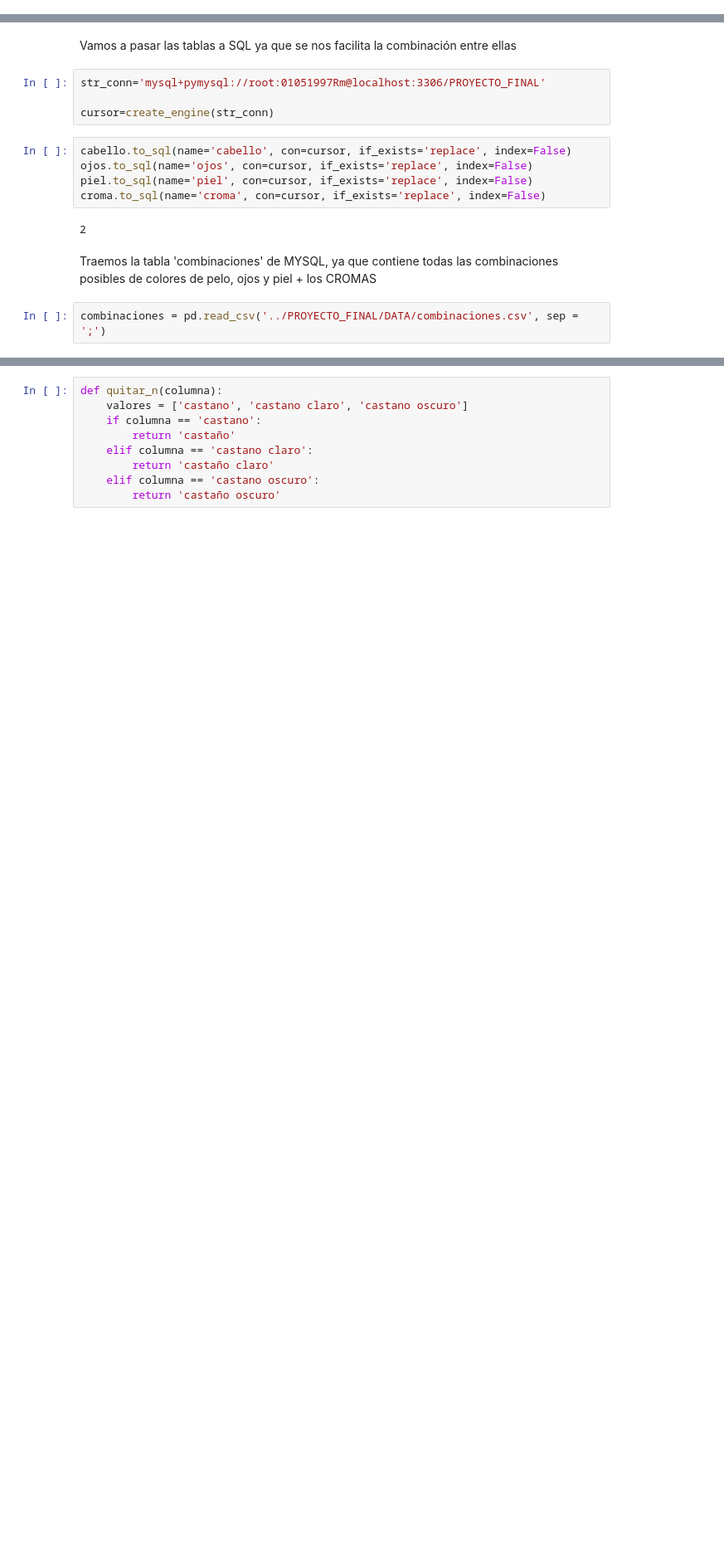
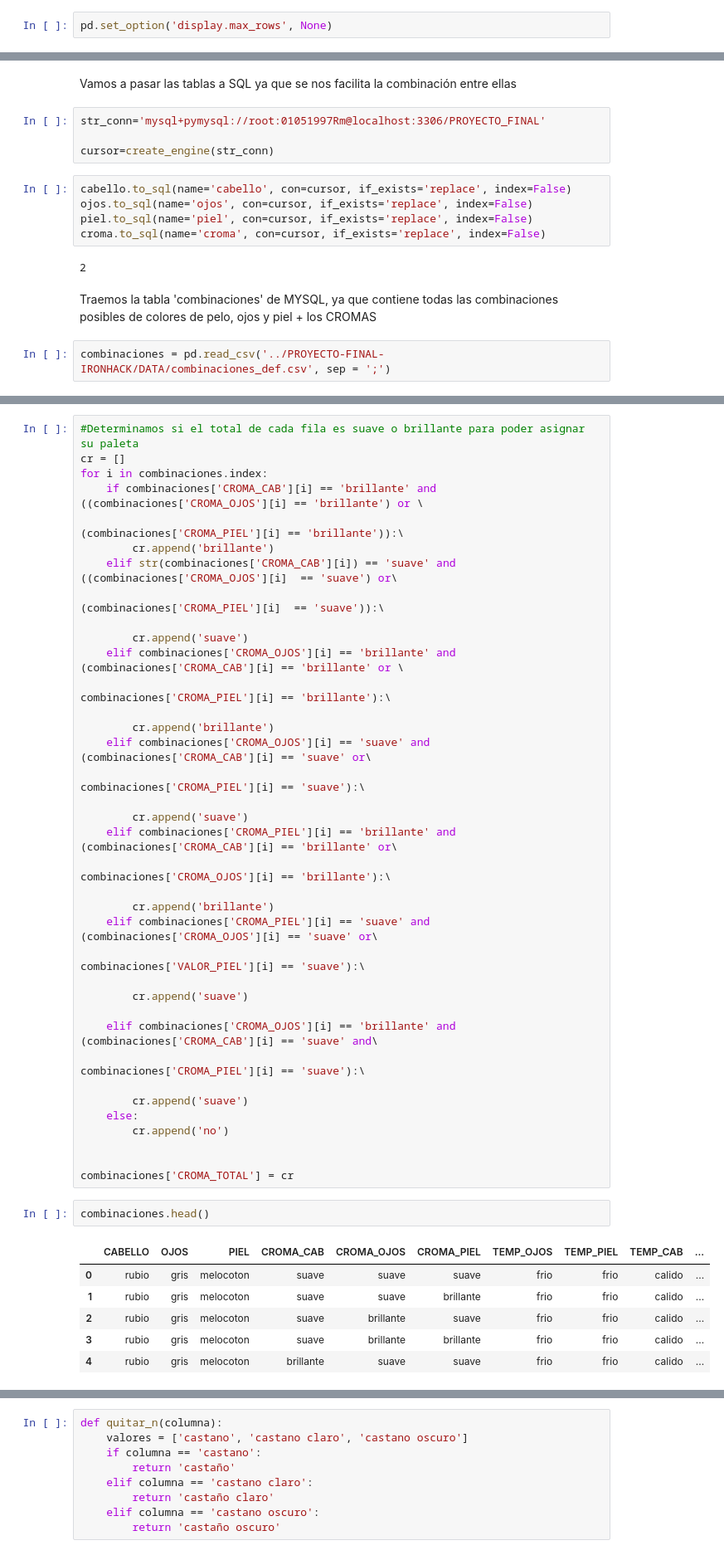
Before and after one commit to rciomoreno/PROYECTO-FINAL-IRONHACK, a Jupyter notebook: CREACIÓN DE TABLAS BASE - PROYECTO FINAL.ipynb, the cells around one changed output, grey strips where cells are left out. Shown: that part at 83% size. Saved outputs shown, nothing was run; the diff lists cells and outputs as text; blank space fills up the shorter version.

```diff
--- a/CREACIÓN DE TABLAS BASE - PROYECTO FINAL.ipynb
+++ b/CREACIÓN DE TABLAS BASE - PROYECTO FINAL.ipynb
@@ -5,6 +5,8 @@ import pandas as pd
 import itertools as it
 import mysql.connector as conn
 from sqlalchemy import create_engine
+# %%
+pd.set_option('display.max_rows', None)
 # %% [markdown]
 **CREACIÓN DE TABLAS DE COLORES POR FACCIÓN**
 # %%
@@ -196,4 +189,4 @@ croma.to_sql(name='croma', con=cursor, if_exists='replace', index=False)
 # %% [markdown]
 Traemos la tabla 'combinaciones' de MYSQL, ya que contiene todas las combinaciones posibles de colores de pelo, ojos y piel + los CROMAS
 # %%
-combinaciones = pd.read_csv('../PROYECTO_FINAL/DATA/combinaciones.csv', sep = ';')
+combinaciones = pd.read_csv('../PROYECTO-FINAL-IRONHACK/DATA/combinaciones_def.csv', sep = ';')
@@ -216,0 +347,46 @@ combinaciones
+# %%
+#Determinamos si el total de cada fila es suave o brillante para poder asignar su paleta
+cr = []
+for i in combinaciones.index:
+    if combinaciones['CROMA_CAB'][i] == 'brillante' and ((combinaciones['CROMA_OJOS'][i] == 'brillante') or \
+                                                     (combinaciones['CROMA_PIEL'][i] == 'brillante')):\
+        cr.append('brillante')
+    elif str(combinaciones['CROMA_CAB'][i]) == 'suave' and ((combinaciones['CROMA_OJOS'][i]  == 'suave') or\
+                                                     (combinaciones['CROMA_PIEL'][i]  == 'suave')):\
+
+        cr.append('suave')
+    elif combinaciones['CROMA_OJOS'][i] == 'brillante' and (combinaciones['CROMA_CAB'][i] == 'brillante' or \
+                                                       combinaciones['CROMA_PIEL'][i] == 'brillante'):\
+
+        cr.append('brillante')
+    elif combinaciones['CROMA_OJOS'][i] == 'suave' and (combinaciones['CROMA_CAB'][i] == 'suave' or\
+                                                      combinaciones['CROMA_PIEL'][i] == 'suave'):\
+
+        cr.append('suave')
+    elif combinaciones['CROMA_PIEL'][i] == 'brillante' and (combinaciones['CROMA_CAB'][i] == 'brillante' or\
+                                                        combinaciones['CROMA_OJOS'][i] == 'brillante'):\
+
+        cr.append('brillante')
+    elif combinaciones['CROMA_PIEL'][i] == 'suave' and (combinaciones['CROMA_OJOS'][i] == 'suave' or\
+                                                      combinaciones['VALOR_PIEL'][i] == 'suave'):\
+
+        cr.append('suave')
+
+    elif combinaciones['CROMA_OJOS'][i] == 'brillante' and (combinaciones['CROMA_CAB'][i] == 'suave' and\
+                                                        combinaciones['CROMA_PIEL'][i] == 'suave'):\
+
+        cr.append('suave')
+    else:
+        cr.append('no')
+
+
+combinaciones['CROMA_TOTAL'] = cr
+# %%
+combinaciones.head()
+# %% [output]
+|  | CABELLO | OJOS | PIEL | CROMA_CAB | CROMA_OJOS | CROMA_PIEL | TEMP_OJOS | TEMP_PIEL | TEMP_CAB | ... |
+| 0 | rubio | gris | melocoton | suave | suave | suave | frio | frio | calido | ... |
+| 1 | rubio | gris | melocoton | suave | suave | brillante | frio | frio | calido | ... |
+| 2 | rubio | gris | melocoton | suave | brillante | suave | frio | frio | calido | ... |
+| 3 | rubio | gris | melocoton | suave | brillante | brillante | frio | frio | calido | ... |
+| 4 | rubio | gris | melocoton | brillante | suave | suave | frio | frio | calido | ... |
```
Also changed, not shown: parts of 18 cells of this notebook, 3 other files.
